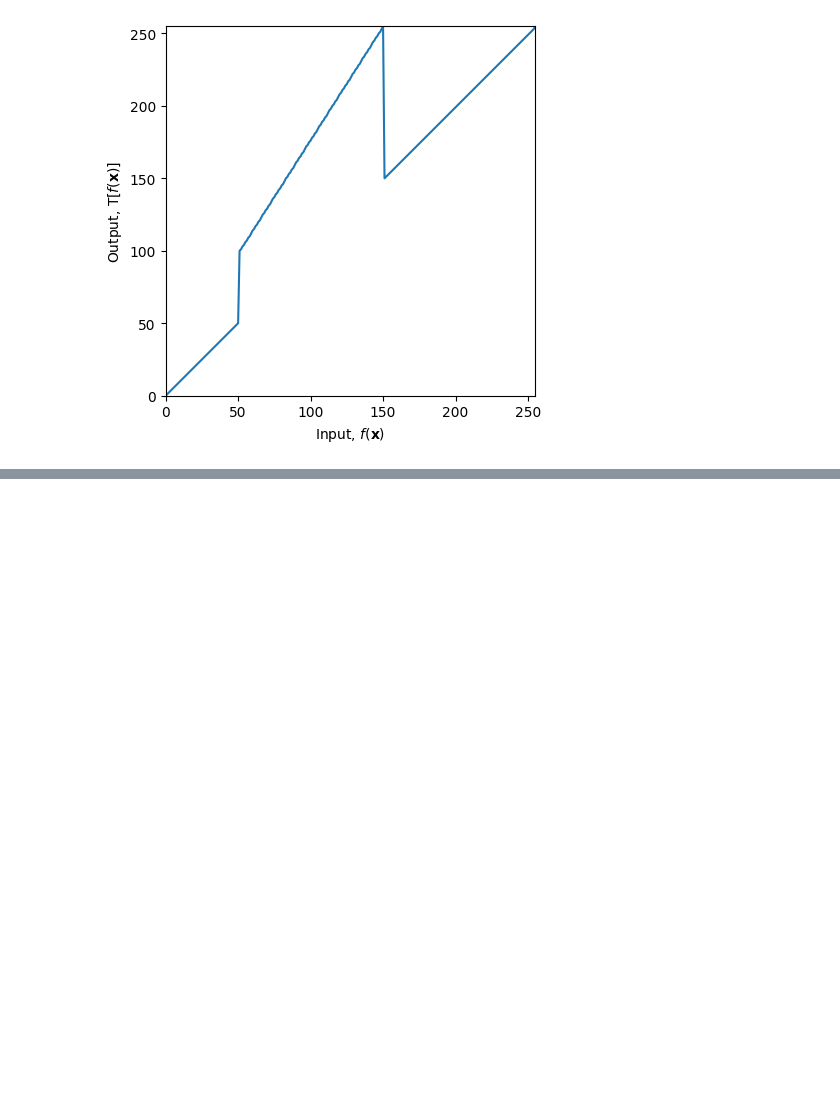
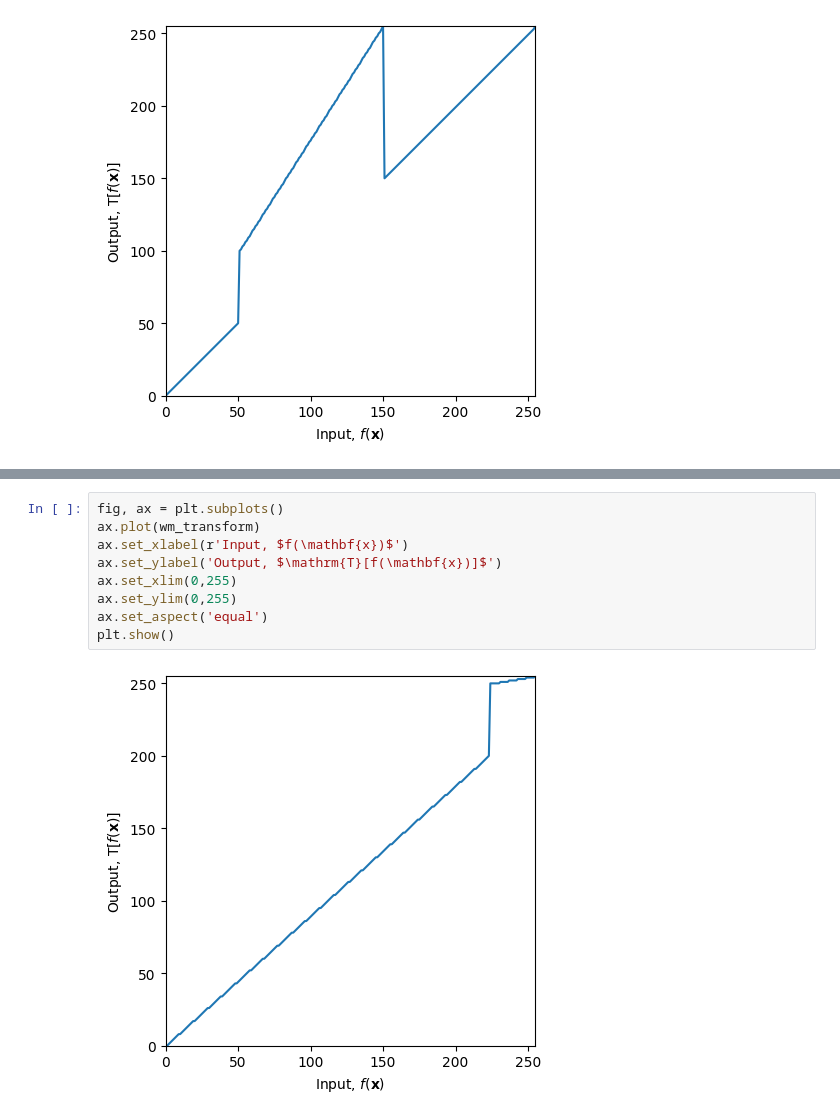
Before and after one commit to RepZ97/IT5437-computer-vision-assignment, a Jupyter notebook: IT5437_ComputerVision_assignment.ipynb, the cells around one changed output, grey strips where cells are left out. Drawn from its saved outputs; the diff is of its cells as text; blank space fills up the shorter version.

```diff
--- a/IT5437_ComputerVision_assignment.ipynb
+++ b/IT5437_ComputerVision_assignment.ipynb
@@ -40,0 +84,11 @@ plt.show()
+# %%
+fig, ax = plt.subplots()
+ax.plot(wm_transform)
+ax.set_xlabel(r'Input, $f(\mathbf{x})$')
+ax.set_ylabel('Output, $\mathrm{T}[f(\mathbf{x})]$')
+ax.set_xlim(0,255)
+ax.set_ylim(0,255)
+ax.set_aspect('equal')
+plt.show()
+# %% [output]
+[figure, added]
```
Also changed, not shown: parts of 13 cells of this notebook.
